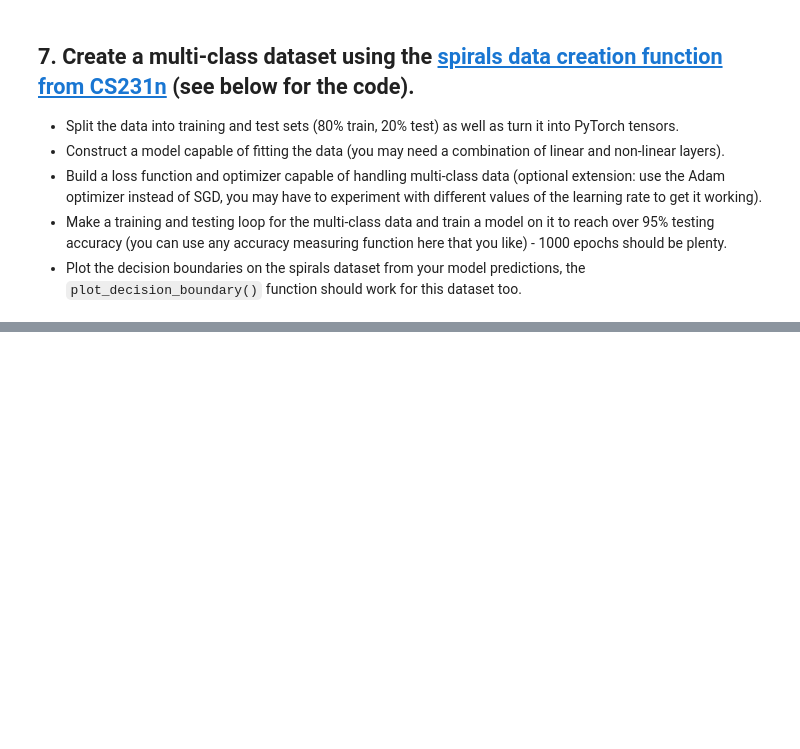
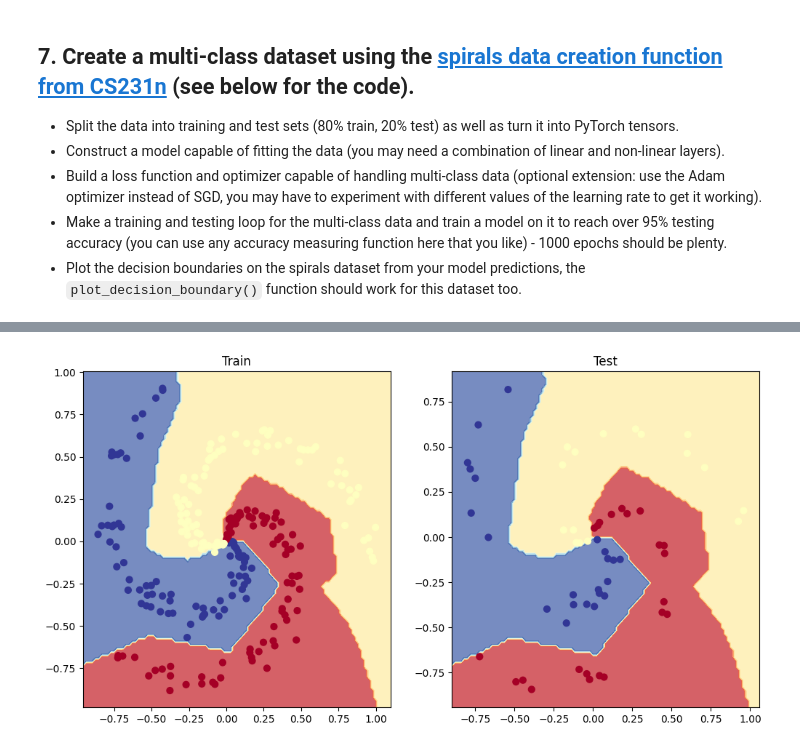
Before and after one commit to shani1610/pytorch-for-deep-learning, a Jupyter notebook: course_exercises/02_pytorch_classification_exercises.ipynb, the cells around one changed output, grey strips where cells are left out. Drawn from its saved outputs; the diff is of its cells as text; code cells hidden in the pictures; blank space fills up the shorter version.

```diff
--- a/course_exercises/02_pytorch_classification_exercises.ipynb
+++ b/course_exercises/02_pytorch_classification_exercises.ipynb
@@ -589,0 +591,3 @@ Pred labels:
+# %%
+# Instantiate model and send it to device
+my_model = MultiClassModel().to(device)
@@ -590,35 +635,46 @@ Pred labels:
 # %%
 # Setup loss function and optimizer
-# loss_fn =
-# optimizer =
+loss_fn = nn.CrossEntropyLoss()
+optimizer =torch.optim.SGD(my_model.parameters(), lr=0.05)
 # %%
 # Build a training loop for the model
 
+epochs = 1000
 # Loop over data
 
-
+for epoch in range(epochs):
   ## Training
-
+  my_model.train()
   # 1. Forward pass
-
+  y_train_logits = my_model.forward(X_train)
+  y_train_probs = torch.softmax(y_train_logits, dim=1)
+  y_train_pred = y_train_probs.argmax(dim=1)
 
   # 2. Calculate the loss
-
+  loss = loss_fn(y_train_logits, y_train)
+  acc = accuracy_fn(y_true=y_train, y_pred=y_train_pred)
 
   # 3. Optimizer zero grad
-
+  optimizer.zero_grad()
 
   # 4. Loss backward
-
+  loss.backward()
 
   # 5. Optimizer step
-
+  optimizer.step()
 
   ## Testing
-
-
+  my_model.eval()
+  with torch.inference_mode():
     # 1. Forward pass
+    y_test_logits = my_model.forward(X_test)
+    y_test_probs = torch.softmax(y_test_logits, dim=1)
+    y_test_pred = y_test_probs.argmax(dim=1)
 
     # 2. Caculate loss and acc
+    loss_test = loss_fn(y_test_logits, y_test)
+    acc_test = accuracy_fn(y_true=y_test, y_pred=y_test_pred)
 
   # Print out what's happening every 100 epochs
+  if epoch%100 == 0:
+    print(f"Epoch {epoch}/1000, train loss: {loss:.5f}%, train acc: {acc:.2f}%, test loss: {loss_test:.5f}%, test acc: {acc_test:.2f}%.")
@@ -626,0 +692,11 @@ Pred labels:
+# %%
+# Plot decision boundaries for training and test sets
+plt.figure(figsize=(12, 6))
+plt.subplot(1, 2, 1)
+plt.title("Train")
+plot_decision_boundary(my_model, X_train, y_train)
+plt.subplot(1, 2, 2)
+plt.title("Test")
+plot_decision_boundary(my_model, X_test, y_test)
+# %% [output]
+[figure, added]
```
Also changed, not shown: parts of 17 cells of this notebook.
